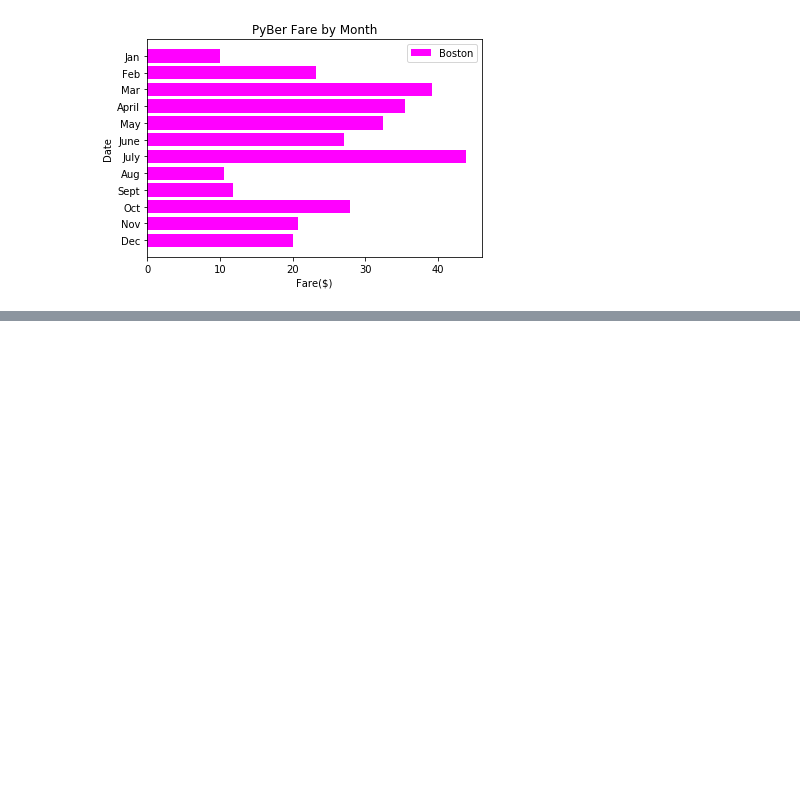
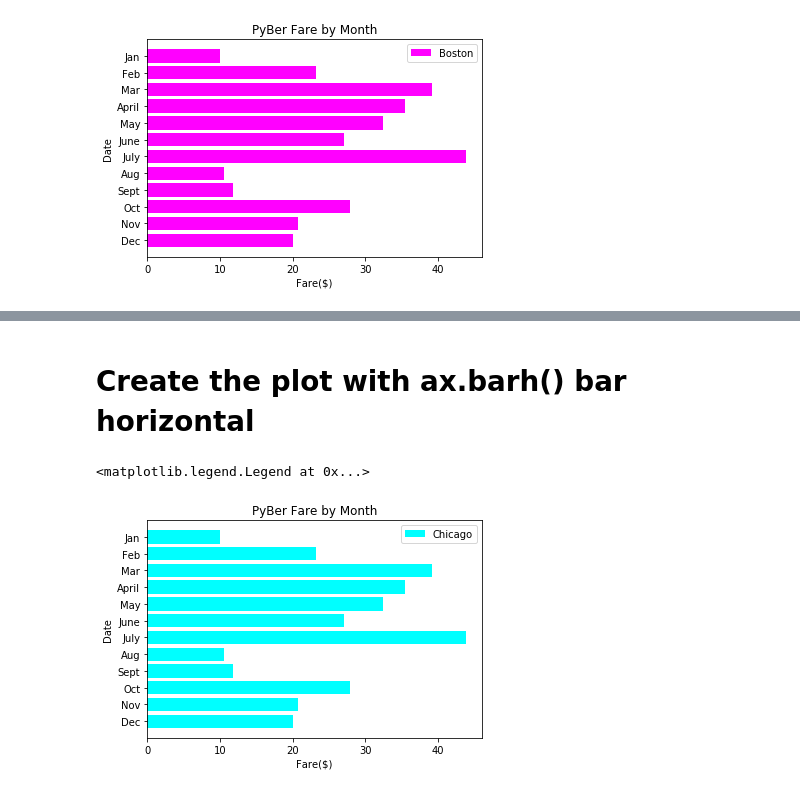
Before and after one commit to tranchan72/PyBer_Analysis, a Jupyter notebook: Pyber_practice.ipynb, the cells around one changed output, grey strips where cells are left out. Saved outputs shown, nothing was run; the diff lists cells and outputs as text; code cells hidden in the pictures; blank space fills up the shorter version.

```diff
--- a/Pyber_practice.ipynb
+++ b/Pyber_practice.ipynb
@@ -134,0 +166,14 @@ plt.legend()
+# %% [markdown]
+# Create the plot with ax.barh() bar horizontal
+# %%
+fig, ax = plt.subplots()
+ax.barh(x_axis, y_axis, label='Chicago', color = "cyan")
+ax.invert_yaxis()
+# plot(x, y, color='green', marker='o', linestyle='dashed', linewidth=2, markersize=12)
+ax.set_xlabel('Fare($)')
+ax.set_ylabel('Date')
+ax.set_title("PyBer Fare by Month")
+ax.legend()
+# %% [output]
+<matplotlib.legend.Legend at 0x...>
+[figure, added]
```
Also changed, not shown: parts of 35 cells of this notebook, 1 other file.
